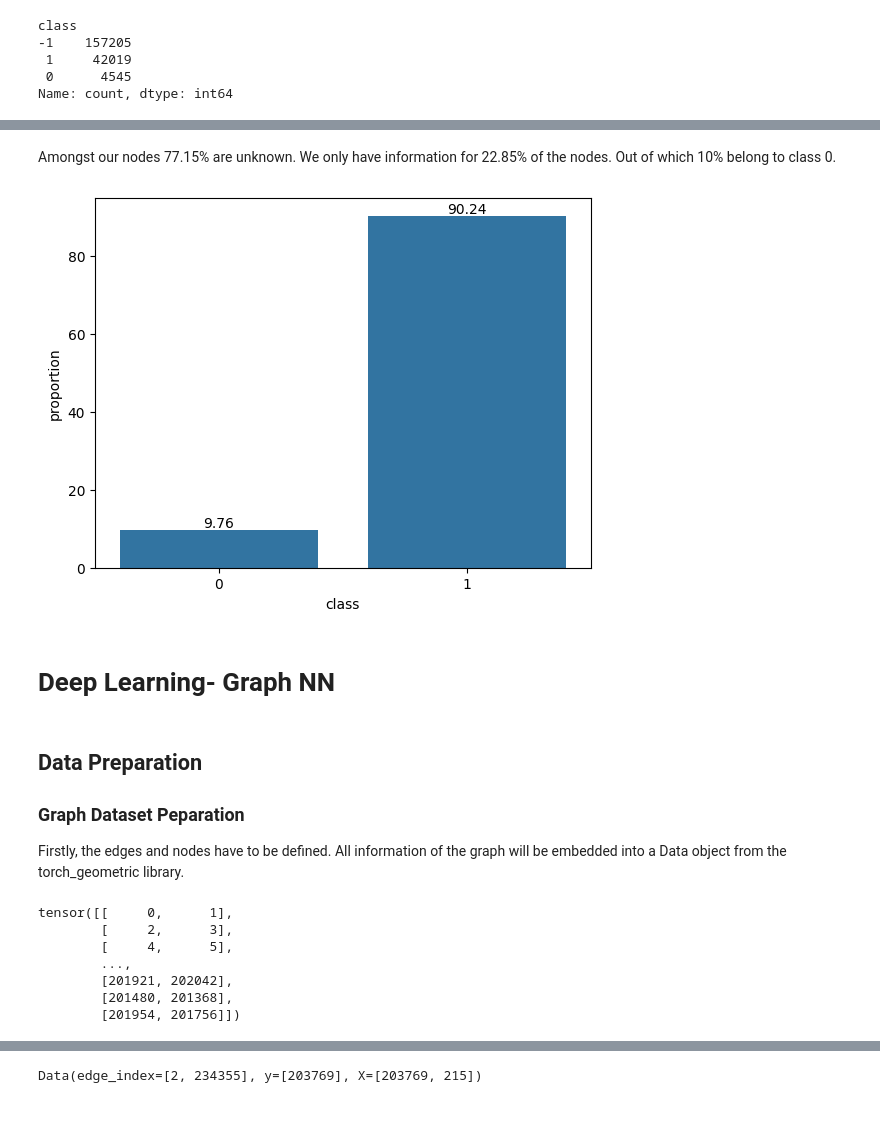
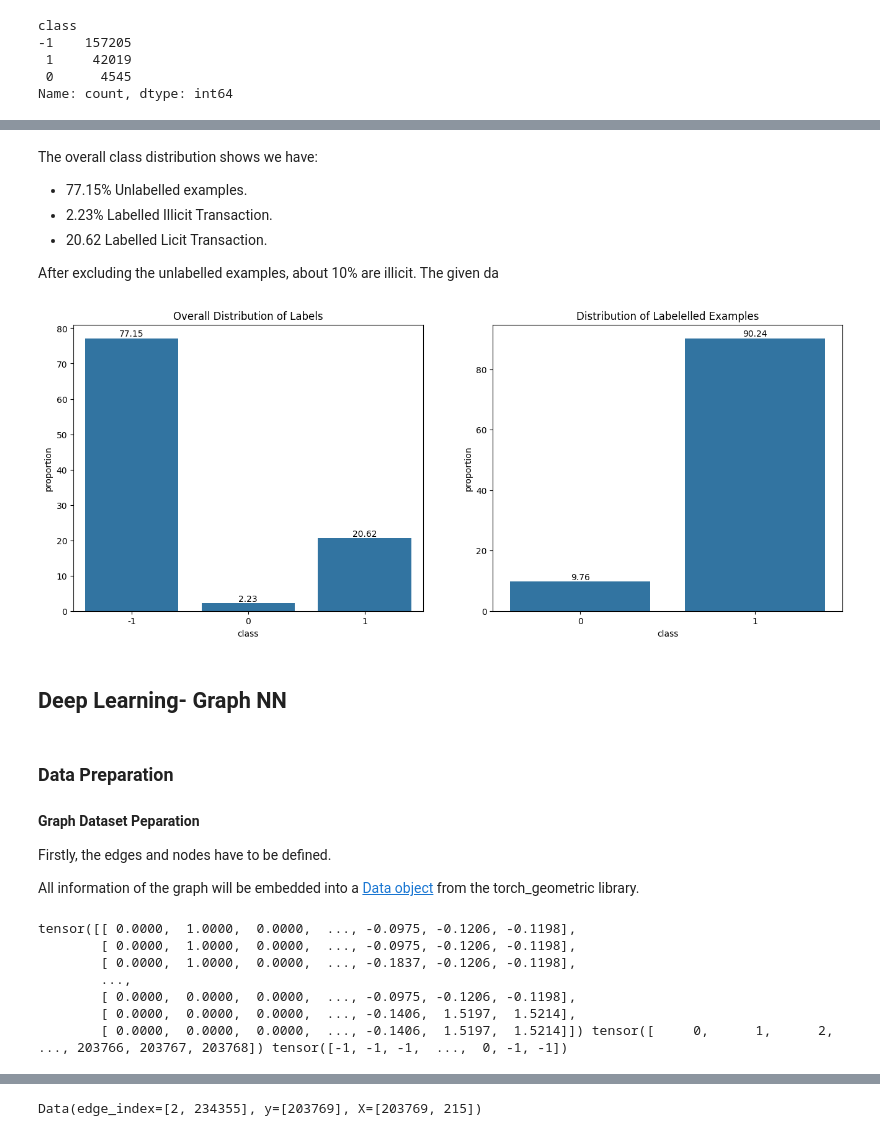
Before and after one commit to alenreuel/data_science_projects, a Jupyter notebook: bitcoin_GNN/notebook.ipynb, the cells around one changed output, grey strips where cells are left out. Cells and saved outputs as stored; diff of their text form; code cells hidden in the pictures.

```diff
--- a/bitcoin_GNN/notebook.ipynb
+++ b/bitcoin_GNN/notebook.ipynb
@@ -190,31 +204,37 @@ plt.show()
-# %% [markdown]
-Amongst our nodes 77.15% are unknown. We only have information for 22.85% of the nodes. Out of which 10% belong to class 0.
+# %% [markdown]
+The overall class distribution shows we have:
+
+- 77.15% Unlabelled examples.
+- 2.23% Labelled Illicit Transaction.
+- 20.62 Labelled Licit Transaction.
+
+After excluding the unlabelled examples, about 10% are illicit. The given da
 # %%
+plt.subplots(1,2, figsize=(16,6))
+plt.subplot(1,2,1)
+plt.title("Overall Distribution of Labels")
+ax = sns.barplot(data=round(graph_node_class["class"].value_counts(normalize=True) * 100, 2))
+ax.bar_label(ax.containers[0], fontsize=10)
+plt.subplot(1,2,2)
+plt.title("Distribution of Labelelled Examples")
 ax = sns.barplot(data=round(graph_node_class[graph_node_class["class"]!=-1]["class"].value_counts(normalize=True) * 100, 2))
 ax.bar_label(ax.containers[0], fontsize=10)
 plt.show()
 # %% [output]
-[figure, old version]
+[figure, new version]
 # %% [markdown]
-# Deep Learning- Graph NN
+## Deep Learning- Graph NN
 # %% [markdown]
-## Data Preparation
+### Data Preparation
 
-### Graph Dataset Peparation
+#### Graph Dataset Peparation
 
-Firstly, the edges and nodes have to be defined. All information of the graph will be embedded into a Data object from the torch_geometric library.
+Firstly, the edges and nodes have to be defined.
+
+All information of the graph will be embedded into a [Data object](https://pytorch-geometric.readthedocs.io/en/latest/generated/torch_geometric.data.Data.html) from the torch_geometric library.
-# %%
-edge_index= torch.from_numpy(graph_edges_df.to_numpy()).type(torch.long)
-edge_index
-# %% [output]
-tensor([[     0,      1],
-        [     2,      3],
-        [     4,      5],
-        ...,
-        [201921, 202042],
-        [201480, 201368],
-        [201954, 201756]])
 # %%
+# edges represetnation as a tensor
+edge_index= torch.from_numpy(graph_edges_df.to_numpy()).type(torch.long)
 # convert node names to a long tensor
 nodes = torch.from_numpy(graph_node_f_df.to_numpy()[:,0]).type(torch.long)
 # convert nodes features to a tensor
@@ -224,3 +244,14 @@ node_feature_cat = node_features[:,0].type(torch.long)
 node_feature_cat = nn.functional.one_hot(node_feature_cat).type(torch.float)
 # concatenating tensors
 node_features = torch.cat((node_feature_cat, node_features[:,1:]), dim=1).type(torch.float)
+# grouping into classes
+node_classes = torch.from_numpy(graph_node_class.to_numpy()[:,0]).type(torch.long)
+print(node_features, nodes, node_classes)
+# %% [output]
+tensor([[ 0.0000,  1.0000,  0.0000,  ..., -0.0975, -0.1206, -0.1198],
+        [ 0.0000,  1.0000,  0.0000,  ..., -0.0975, -0.1206, -0.1198],
+        [ 0.0000,  1.0000,  0.0000,  ..., -0.1837, -0.1206, -0.1198],
+        ...,
+        [ 0.0000,  0.0000,  0.0000,  ..., -0.0975, -0.1206, -0.1198],
+        [ 0.0000,  0.0000,  0.0000,  ..., -0.1406,  1.5197,  1.5214],
+        [ 0.0000,  0.0000,  0.0000,  ..., -0.1406,  1.5197,  1.5214]]) tensor([     0,      1,      2,  ..., 203766, 203767, 203768]) tensor([-1, -1, -1,  ...,  0, -1, -1])
```
Also changed, not shown: parts of 40 cells of this notebook.
